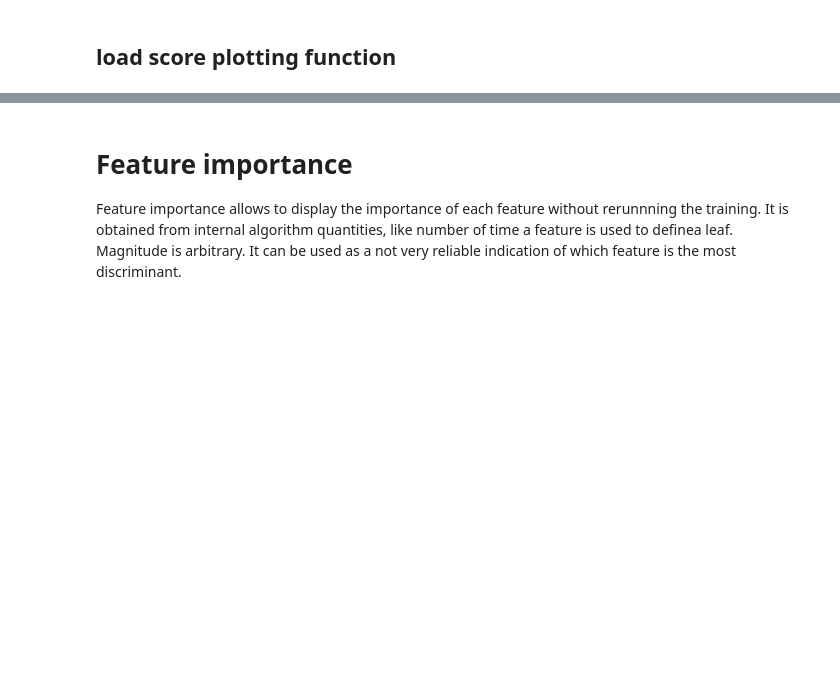
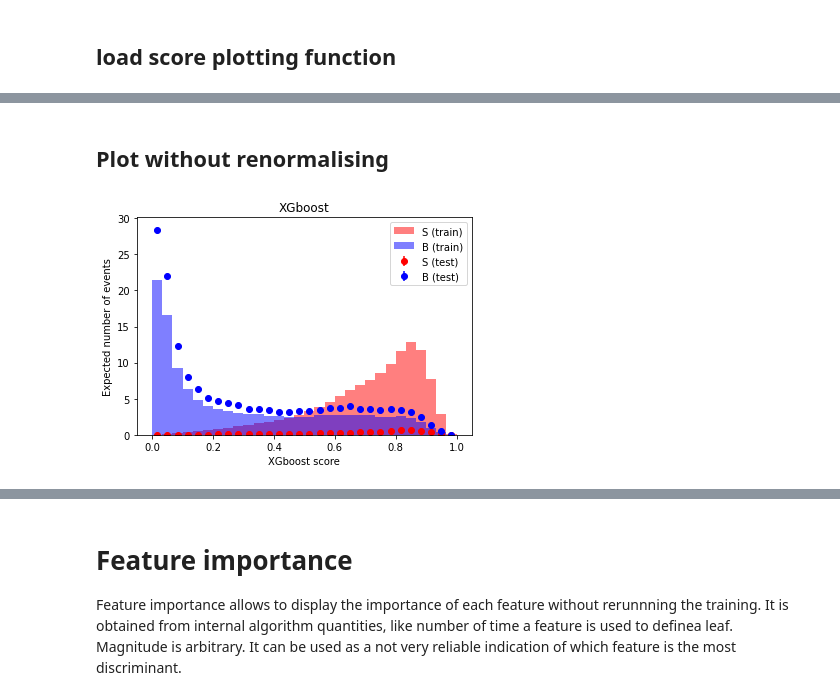
Before and after one commit to dhrou/HEPMLtutorials, a Jupyter notebook: HEPML_HandsOn_BDT.ipynb, the cells around one changed output, grey strips where cells are left out. Saved outputs shown, nothing was run; the diff lists cells and outputs as text; code cells hidden in the pictures; blank space fills up the shorter version.

```diff
--- a/HEPML_HandsOn_BDT.ipynb
+++ b/HEPML_HandsOn_BDT.ipynb
@@ -618,3 +680,14 @@ plt.show()
+# %% [markdown]
+## Plot without renormalising
+# %%
+compare_train_test(y_pred_train_xgb, y_train, y_pred_xgb, y_test,
+                   xlabel="XGboost score", ylabel="Expected number of events", title="XGboost",
+                   weights_train=weights_train.values, weights_test=weights_test.values,
+                   density=False)
+plt.savefig("Score_BDT_XGBoost_Hist.pdf")
+plt.show()
+# %% [output]
+[figure, added]
 # %%
 from sklearn.metrics import roc_curve
 lw = 2
```
Also changed, not shown: parts of 19 cells of this notebook.
